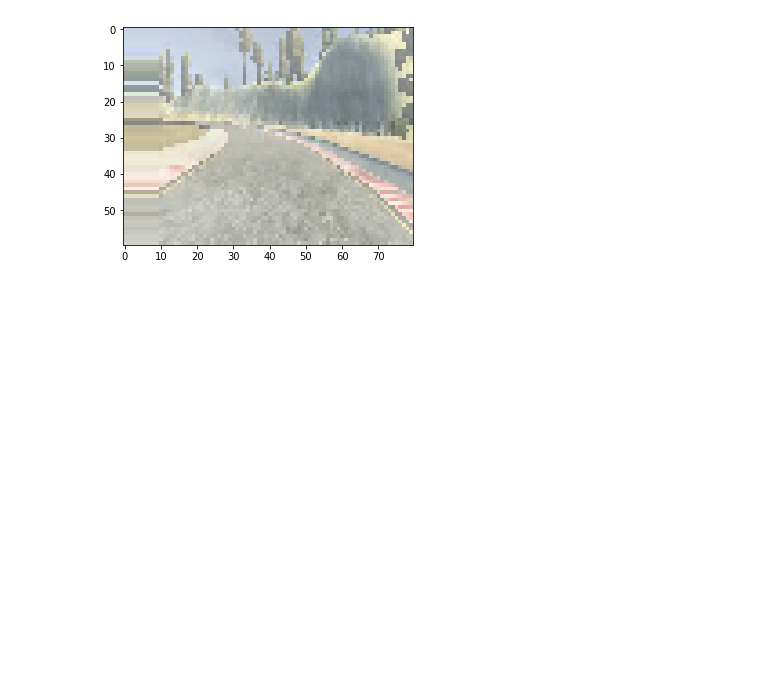
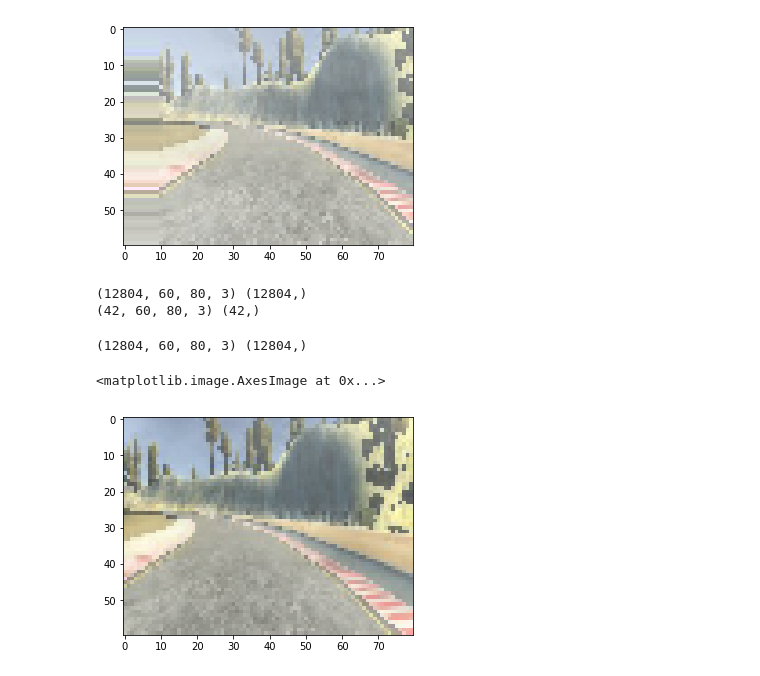
Before and after one commit to trallala9/ch3-d4, a Jupyter notebook: autonomous_car.ipynb, the cells around one changed output. Cells and saved outputs as stored; diff of their text form; code cells hidden in the pictures; blank space fills up the shorter version.

```diff
--- a/autonomous_car.ipynb
+++ b/autonomous_car.ipynb
@@ -113,3 +113,29 @@ plt.show();
 [figure]
 -0.225
 [figure]
+# %%
+X_train, X_val, y_train, y_val = train_test_split(X, y, test_size=42)
+# %%
+print(X_train.shape,y_train.shape)
+print(X_val.shape,y_val.shape)
+# %% [output]
+(12804, 60, 80, 3) (12804,)
+(42, 60, 80, 3) (42,)
+# %%
+Xgen =[]
+ygen =[]
+for i in range(X_train.shape[0]):
+  img,angle = augment(X[i], y[i])
+  Xgen.append(img)
+  ygen.append(angle)
+
+Xgen = np.array(Xgen)
+ygen = np.array(ygen)
+print(Xgen.shape, ygen.shape)
+# %% [output]
+(12804, 60, 80, 3) (12804,)
+# %%
+plt.imshow(Xgen[0])
+# %% [output]
+<matplotlib.image.AxesImage at 0x...>
+[figure, added]
```
Also changed, not shown: parts of 1 cell of this notebook.
